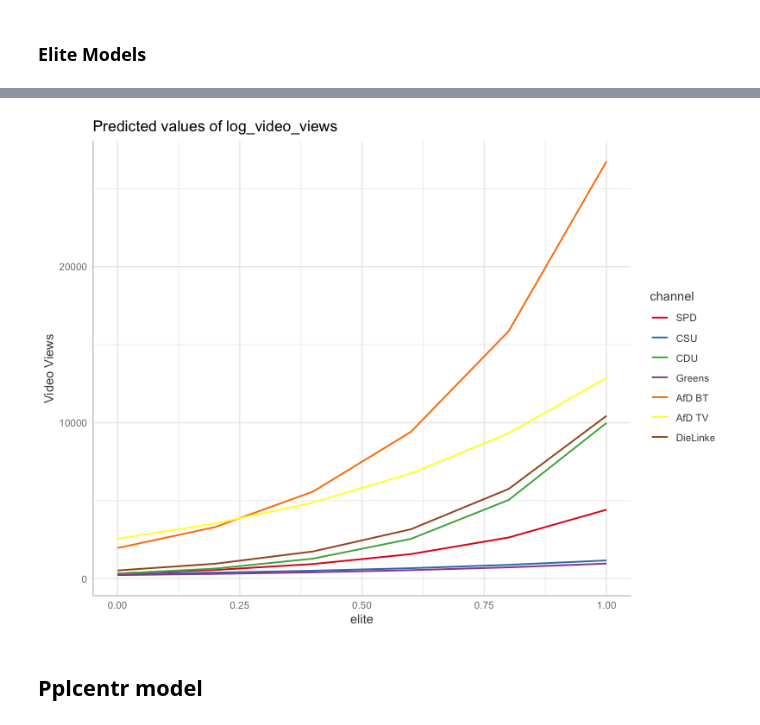
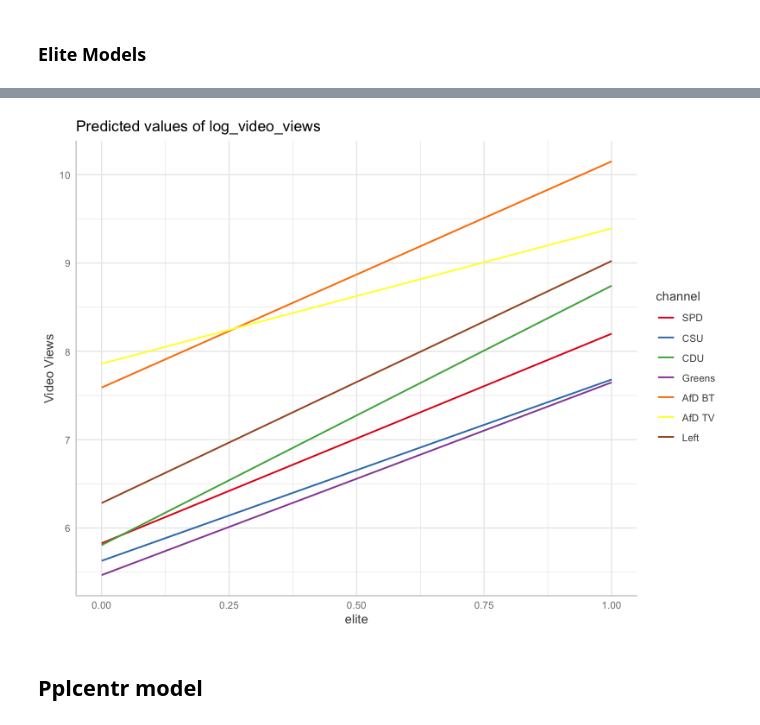
Before and after one commit to luerhard/anti-elitism-gets-views, a Jupyter notebook: notebooks/03-analyses/r-test-notebook.ipynb, the cells around one changed output, grey strips where cells are left out. Saved outputs shown, nothing was run; the diff lists cells and outputs as text; code cells hidden in the pictures.

```diff
--- a/notebooks/03-analyses/r-test-notebook.ipynb
+++ b/notebooks/03-analyses/r-test-notebook.ipynb
@@ -41,6 +23,6 @@ The following objects are masked from ‘package:tidyr’:
 # %%
 channels <- load$channels()
-videos <- load$videos(filtered = TRUE) |> select(-c(channel, video_was_live))
+videos <- load$videos(filtered = TRUE)
 sentences <- load$sentences(filtered = TRUE)
 popbert <- load$popbert(filtered = TRUE)
 
@@ -77,7 +59,7 @@ df <- df |>
     log_video_views = log(1 + video_views),
     likes_per_view = video_likes / video_views,
     video_duration = log(video_duration),
-    n_sents = log(n_sents),
+    # n_sents = log(n_sents),
     # elite = centered(elite),
     # pplcentr = centered(pplcentr),
   ) |>
@@ -85,10 +67,10 @@ df <- df |>
   group_by(channel) |>
   mutate(
     channel_rolling_views = slider::slide_index_dbl(
-      log_video_views,
+      video_views,
       .i = video_datetime_upload,
       .f = ~mean(.x, na.rm=T),
-      .before = lubridate::weeks(12)
+      .before = lubridate::weeks(2)
     )
   ) |> ungroup()
 # %%
@@ -130,15 +119,15 @@ sjPlot::plot_model(model, type="re")
 # %%
 preds <- ggpredict(
   model,
   terms = c("elite", "channel"),
   type="random",
   margin="empirical"
 )
-preds$predicted <- exp(preds$predicted) - 1
+# preds$predicted <- exp(preds$predicted) - 1
 
 plot(preds, show_ci = F) + labs(y="Video Views")
 # %% [output]
-[figure, old version]
+[figure, new version]
 # %% [markdown]
 ## Pplcentr model
 # %%
```
Also changed, not shown: parts of 6 cells of this notebook, 6 other files.
